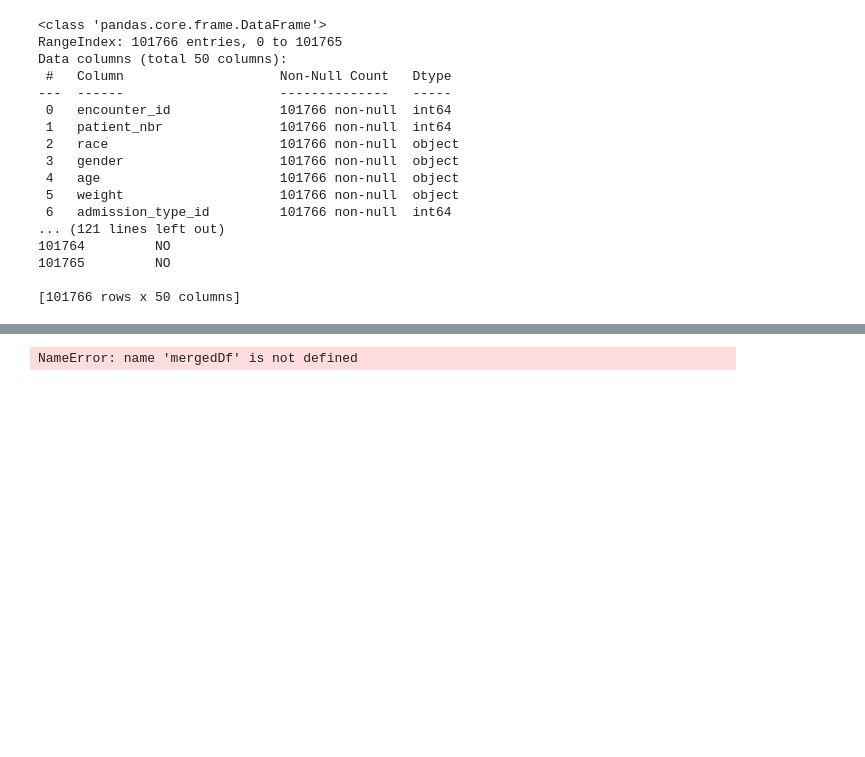
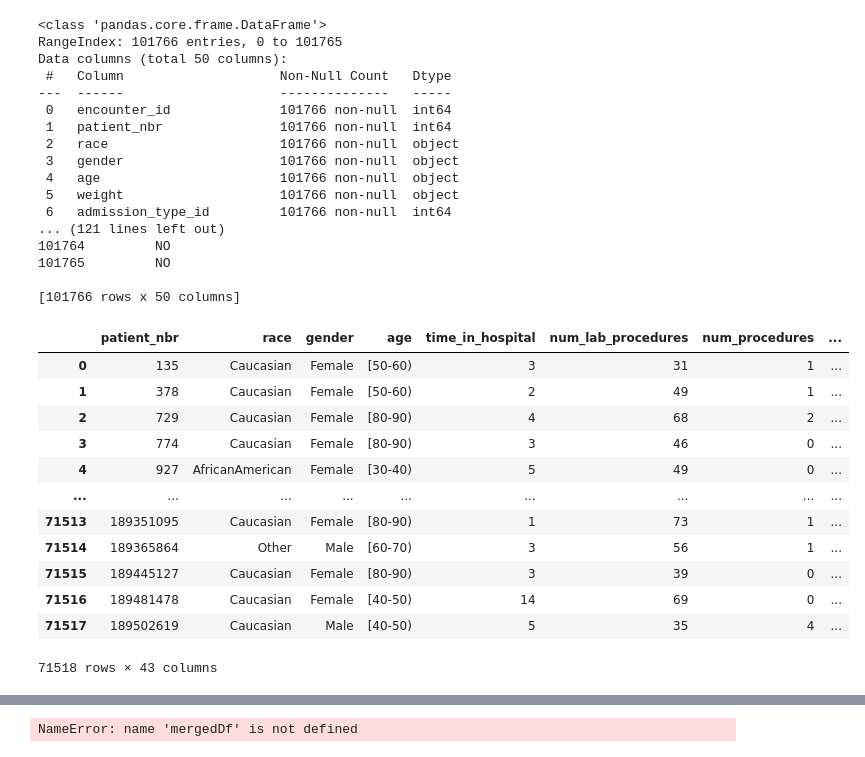
Before and after one commit to TGurke13/Group-Project2, a Jupyter notebook: main_Thomas.ipynb, the cells around one changed output, grey strips where cells are left out. Drawn from its saved outputs; the diff is of its cells as text; code cells hidden in the pictures; blank space fills up the shorter version.

```diff
--- a/main_Thomas.ipynb
+++ b/main_Thomas.ipynb
@@ -43,14 +43,31 @@ Data columns (total 50 columns):
 101765         NO
 
 [101766 rows x 50 columns]
-# %%
-# Clean dataset for readability.
-# Remove any errors or faulty data.
-
-# "weight" column is unusable data
-df = df.drop(columns=["weight"])
-
-#
+# %%
+# Clean dataset for readability.
+# Remove columns with too many missing values
+df = df.drop(columns=["weight", "payer_code", "medical_specialty"])
+# Remove ID columns except for "patient_nbr"
+df = df.drop(columns=["encounter_id", "admission_type_id", "discharge_disposition_id", "admission_source_id"])
+# "weight" column is unusable data
+
+# "group by patient_nbr"
+df = df.groupby("patient_nbr").last().reset_index()
+df
+# %% [output]
+|  | patient_nbr | race | gender | age | time_in_hospital | num_lab_procedures | num_procedures | ... |
+| 0 | 135 | Caucasian | Female | [50-60) | 3 | 31 | 1 | ... |
+| 1 | 378 | Caucasian | Female | [50-60) | 2 | 49 | 1 | ... |
+| 2 | 729 | Caucasian | Female | [80-90) | 4 | 68 | 2 | ... |
+| 3 | 774 | Caucasian | Female | [80-90) | 3 | 46 | 0 | ... |
+| 4 | 927 | AfricanAmerican | Female | [30-40) | 5 | 49 | 0 | ... |
+| ... | ... | ... | ... | ... | ... | ... | ... | ... |
+| 71513 | 189351095 | Caucasian | Female | [80-90) | 1 | 73 | 1 | ... |
+| 71514 | 189365864 | Other | Male | [60-70) | 3 | 56 | 1 | ... |
+| 71515 | 189445127 | Caucasian | Female | [80-90) | 3 | 39 | 0 | ... |
+| 71516 | 189481478 | Caucasian | Female | [40-50) | 14 | 69 | 0 | ... |
+| 71517 | 189502619 | Caucasian | Male | [40-50) | 5 | 35 | 4 | ... |
+71518 rows × 43 columns
 # %%
 # One-hot Encoding
 df["readm_tf"] = df["readmitted"].apply(lambda x: True if x in ["<30", ">30"] else False)
```
Also changed, not shown: parts of 7 cells of this notebook.
